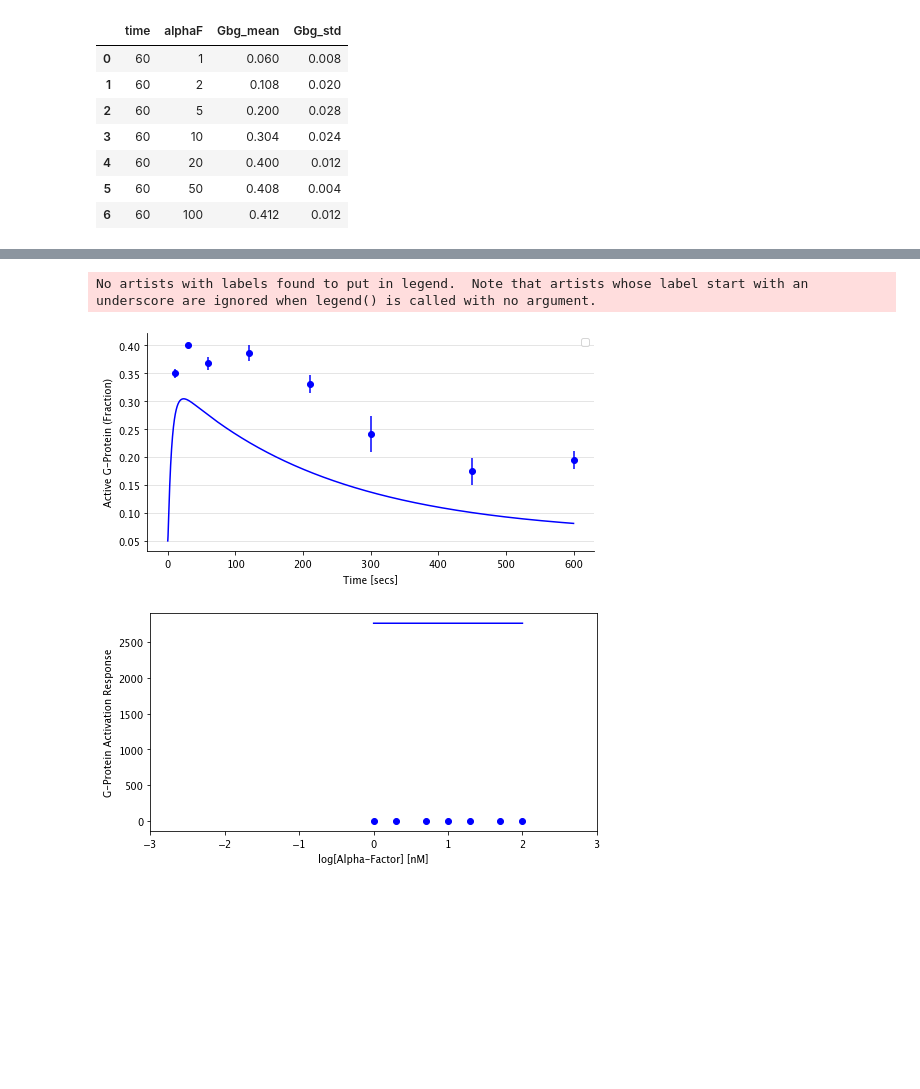
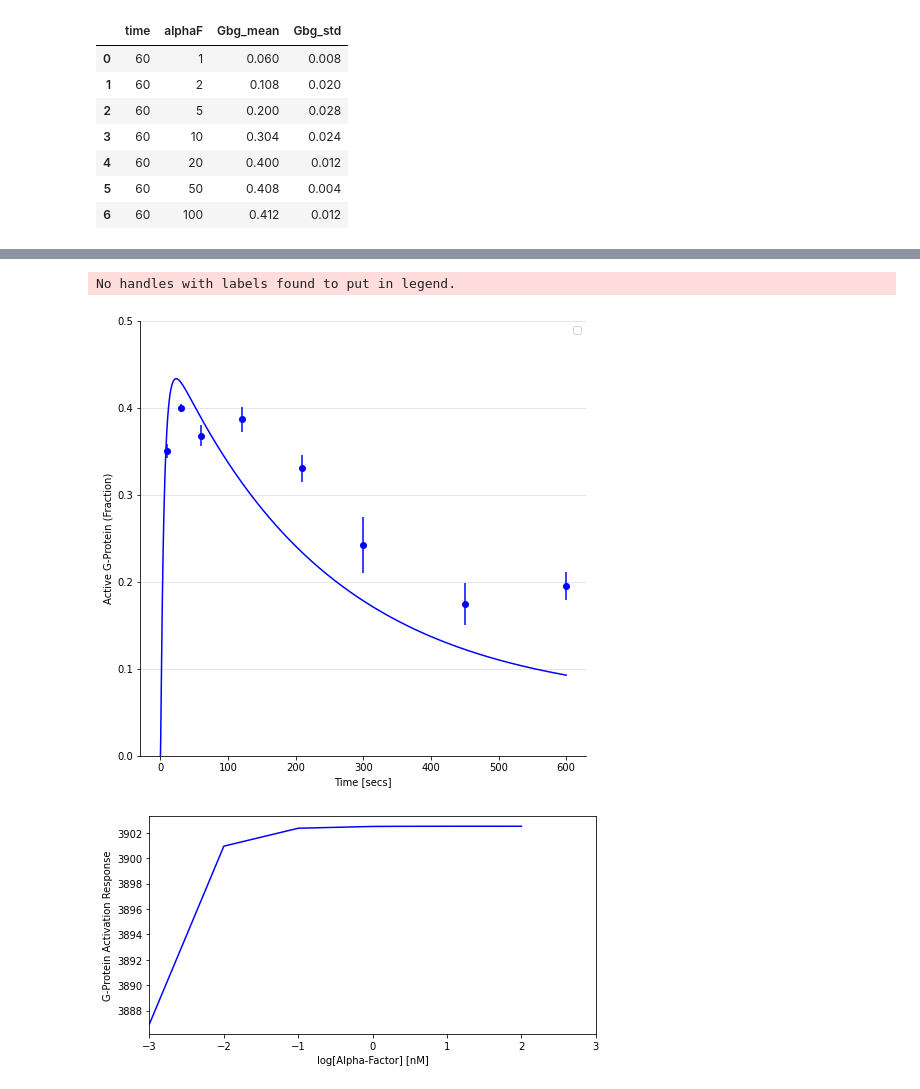
Before and after one commit to Jan-Piotraschke/fachkurs_systembiology, a Jupyter notebook: main.ipynb, the cells around one changed output, grey strips where cells are left out. Saved outputs shown, nothing was run; the diff lists cells and outputs as text; code cells hidden in the pictures; blank space fills up the shorter version.

Commit message:
the simulation is now more like the paper"

```diff
--- a/main.ipynb
+++ b/main.ipynb
@@ -75,12 +98,13 @@ def solve_ode_system(current_state, t, k_Gd, L) -> list:
 # %%
-time = np.arange(0, 600, 0.01)
+time_stop = 600
+time = np.arange(0, time_stop, 0.01)
 
 # initial values
 # TODO: dummy values -> didn't found the real values yet
-R_0 = 5000  # free receptor
-RL_0 = 500  # receptor bound to ligand
-G_0 = 9000  # inactive heterotrimeric G protein
-Ga_0 = 500  # active Galpha-GTP
+R_0 = 10000  # free receptor
+RL_0 = 0  # receptor bound to ligand
+G_0 = 10000  # inactive heterotrimeric G protein
+Ga_0 = 0  # active Galpha-GTP
 S0 = [R_0, RL_0, G_0, Ga_0]
 
 # variable rate constant for G protein deactivation
@@ -96,41 +137,41 @@ for L_var in data_wet_5B.alphaF:  # nM alpha-factor
 # %%
-fig, ax = plt.subplots(figsize=(8, 4)) #, ncols=2)
+fig, ax = plt.subplots(figsize=(8, 8)) #, ncols=2)
 
 # choose the style of the plot
 # print(plt.style.available)
 # plt.style.use('classic')
 ax.set_xlabel("Time [secs]")
 ax.set_ylabel("Active G-Protein (Fraction)")
 
 # Hide the right and top spines
 ax.spines['right'].set_visible(False)
 ax.spines['top'].set_visible(False)
 # NOTE: maybe not correct yet
-ax.plot(time, solution["Ga"]/Gt, color='blue')  # Fig. 5A from the paper
+ax.plot(time, (Gt - solution["G"])/Gt, color='blue')  # Fig. 5A from the paper
 ax.errorbar(data_wet_5A.time, data_wet_5A.Gbg_mean, fmt='o', yerr=data_wet_5A.Gbg_std, color='blue')  # the wet data
 ax.legend()
 
 # plt.legend(loc=(1.1,0.5), frameon=False)
 
 # ax.xaxis.set_ticks([0,60,120])
-# ax.set_xlim(0,200)
+ax.set_ylim(0,0.5)
 # ax.set_ylim(0,5000)
 ax.yaxis.grid(alpha=0.4)
 
 # plt.savefig('GA_Deaths_40days.png', dpi=600, bbox_inches='tight')
 fig1, ax1 = plt.subplots(figsize=(8, 4)) #, ncols=2)
 ax1.set_xlabel('log[Alpha-Factor] [nM]')
 ax1.set_ylabel('G-Protein Activation Response')
 
 ax1.plot(np.log10(list(dose_response.keys())), dose_response.values(), color='blue')  # Fig. 5A from the paper
-ax1.errorbar(np.log10(data_wet_5B.alphaF), data_wet_5B.Gbg_mean, fmt='o', yerr=data_wet_5B.Gbg_std, color='blue')  # the wet data
+#ax1.errorbar(np.log10(data_wet_5B.alphaF), data_wet_5B.Gbg_mean, fmt='o', yerr=data_wet_5B.Gbg_std, color='blue')  # the wet data
 
 ax1.set_xlim(-3,3)
 
 
 
 plt.show()
 # %% [output]
-No artists with labels found to put in legend.  Note that artists whose label start with an underscore are ignored when legend() is called with no argument.
+No handles with labels found to put in legend.
-[figure, old version]
+[figure, new version]
-[figure, old version]
+[figure, new version]
```
Also changed, not shown: parts of 6 cells of this notebook.
